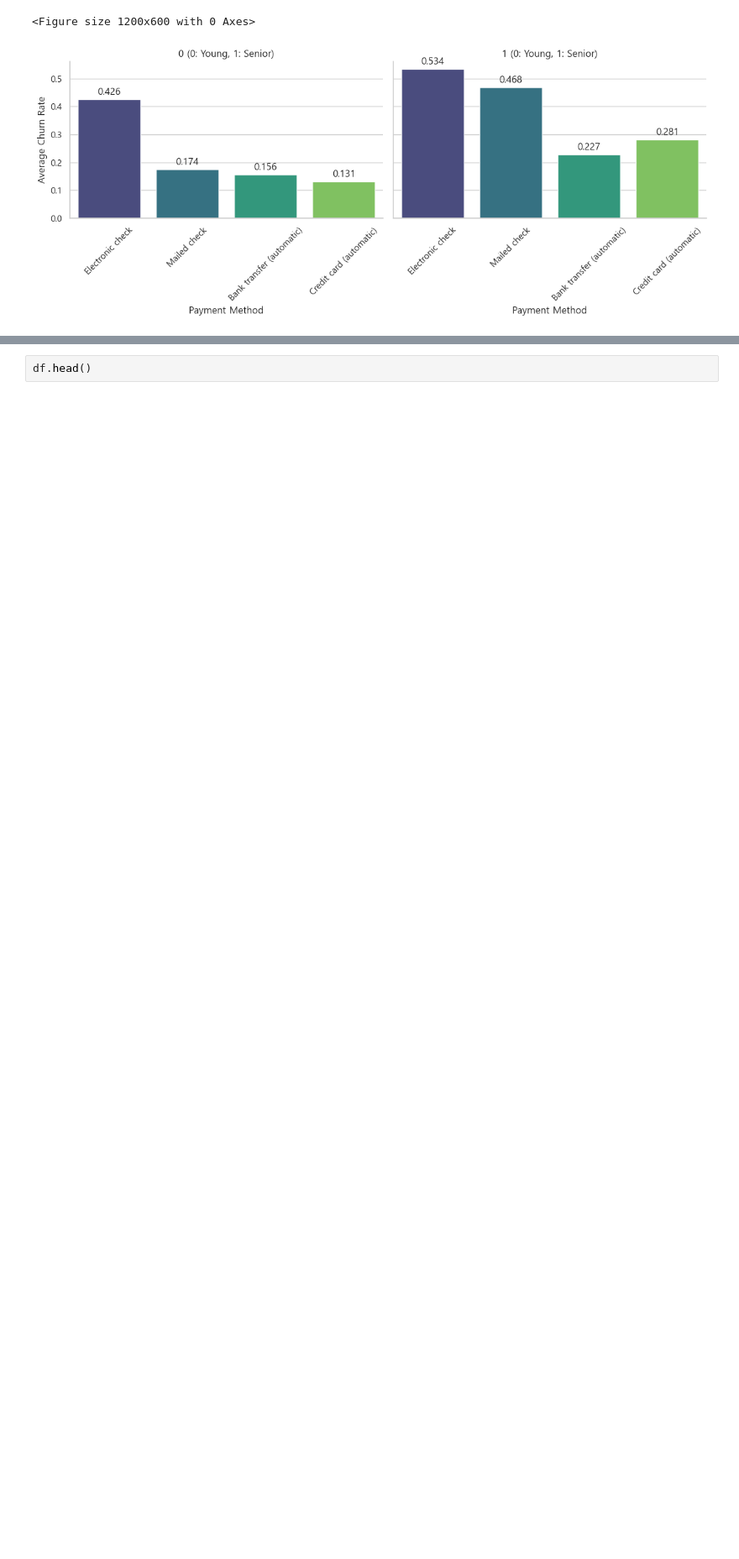
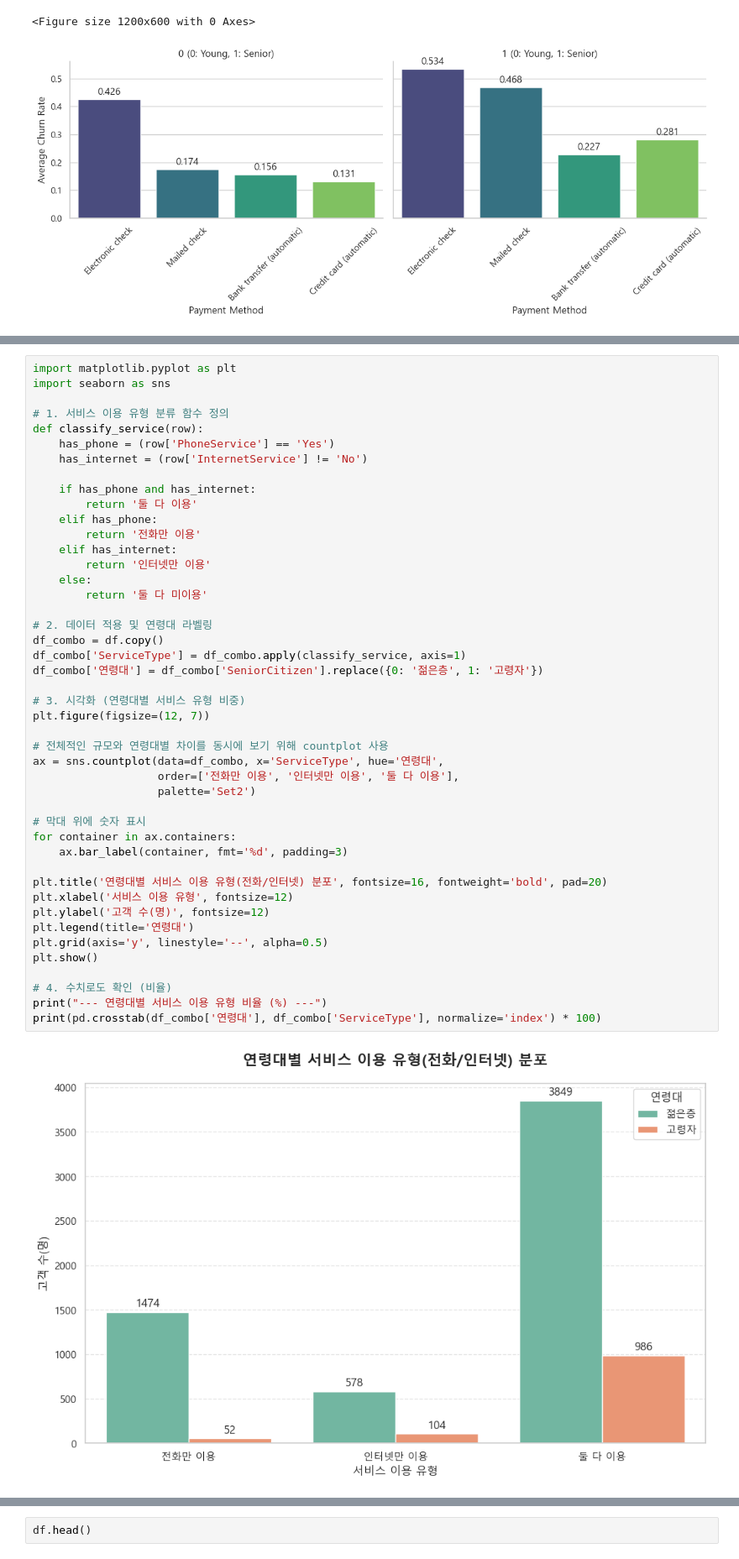
Before and after one commit to hyeonahson-hash/Amazon-Sales-Dataset, a Jupyter notebook: Telco/TelcoCustomerChurn_with_autogluon_ver2.ipynb, the cells around one changed output, grey strips where cells are left out. Shown at 84% size. Cells and saved outputs as stored; diff of their text form; blank space fills up the shorter version.

```diff
--- a/Telco/TelcoCustomerChurn_with_autogluon_ver2.ipynb
+++ b/Telco/TelcoCustomerChurn_with_autogluon_ver2.ipynb
@@ -331,0 +411,47 @@ The `ci` parameter is deprecated. Use `errorbar=None` for the same effect.
+# %%
+import matplotlib.pyplot as plt
+import seaborn as sns
+
+# 1. 서비스 이용 유형 분류 함수 정의
+def classify_service(row):
+    has_phone = (row['PhoneService'] == 'Yes')
+    has_internet = (row['InternetService'] != 'No')
+
+    if has_phone and has_internet:
+        return '둘 다 이용'
+    elif has_phone:
+        return '전화만 이용'
+    elif has_internet:
+        return '인터넷만 이용'
+    else:
+        return '둘 다 미이용'
+
+# 2. 데이터 적용 및 연령대 라벨링
+df_combo = df.copy()
+df_combo['ServiceType'] = df_combo.apply(classify_service, axis=1)
+df_combo['연령대'] = df_combo['SeniorCitizen'].replace({0: '젊은층', 1: '고령자'})
+
+# 3. 시각화 (연령대별 서비스 유형 비중)
+plt.figure(figsize=(12, 7))
+
+# 전체적인 규모와 연령대별 차이를 동시에 보기 위해 countplot 사용
+ax = sns.countplot(data=df_combo, x='ServiceType', hue='연령대',
+                   order=['전화만 이용', '인터넷만 이용', '둘 다 이용'],
+                   palette='Set2')
+
+# 막대 위에 숫자 표시
+for container in ax.containers:
+    ax.bar_label(container, fmt='%d', padding=3)
+
+plt.title('연령대별 서비스 이용 유형(전화/인터넷) 분포', fontsize=16, fontweight='bold', pad=20)
+plt.xlabel('서비스 이용 유형', fontsize=12)
+plt.ylabel('고객 수(명)', fontsize=12)
+plt.legend(title='연령대')
+plt.grid(axis='y', linestyle='--', alpha=0.5)
+plt.show()
+
+# 4. 수치로도 확인 (비율)
+print("--- 연령대별 서비스 이용 유형 비율 (%) ---")
+print(pd.crosstab(df_combo['연령대'], df_combo['ServiceType'], normalize='index') * 100)
+# %% [output]
+[figure, added]
```
Also changed, not shown: parts of 14 cells of this notebook.
